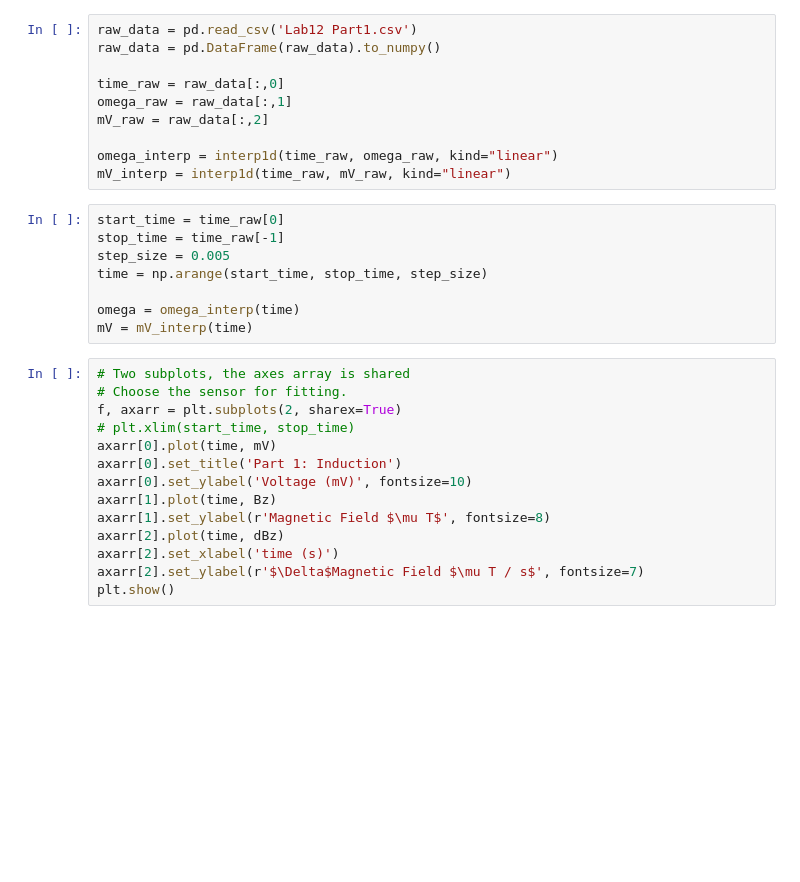
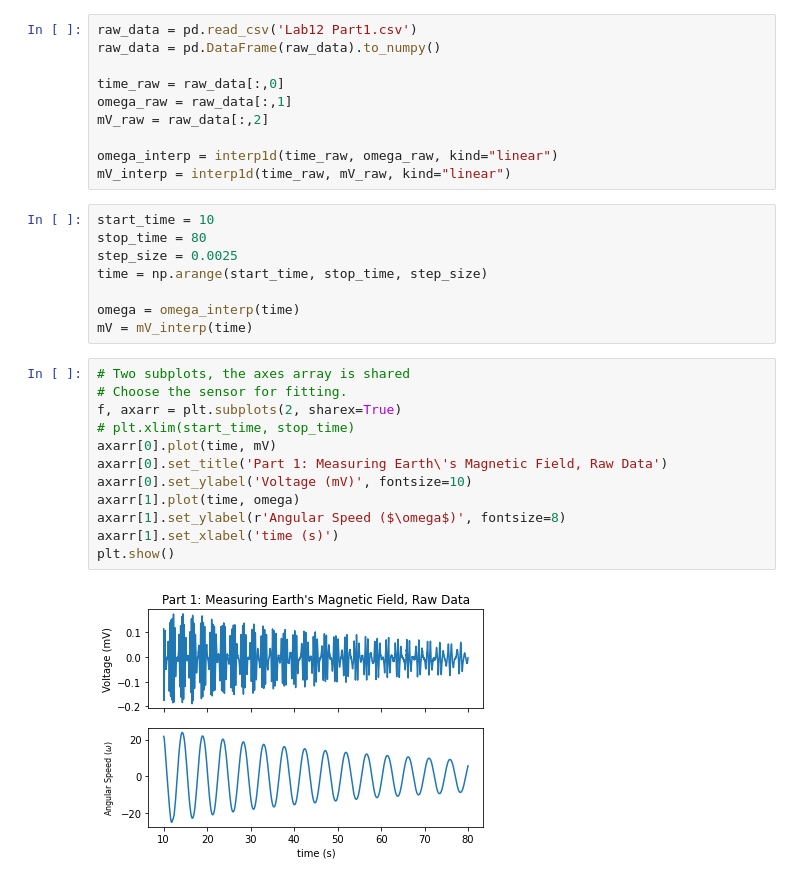
Before and after one commit to matthew-ding/physics5bl, a Jupyter notebook: Lab12/Lab12 Part1.ipynb, the cells around one changed output. Drawn from its saved outputs; the diff is of its cells as text; blank space fills up the shorter version.

Commit message:
Lab12 Part1 done, Part2 fix

```diff
--- a/Lab12/Lab12 Part1.ipynb
+++ b/Lab12/Lab12 Part1.ipynb
@@ -19,9 +23,9 @@ mV_raw = raw_data[:,2]
 omega_interp = interp1d(time_raw, omega_raw, kind="linear")
 mV_interp = interp1d(time_raw, mV_raw, kind="linear")
 # %%
-start_time = time_raw[0]
-stop_time = time_raw[-1]
-step_size = 0.005
+start_time = 10
+stop_time = 80
+step_size = 0.0025
 time = np.arange(start_time, stop_time, step_size)
 
 omega = omega_interp(time)
@@ -29,14 +33,14 @@ mV = mV_interp(time)
 # %%
 # Two subplots, the axes array is shared
 # Choose the sensor for fitting.
 f, axarr = plt.subplots(2, sharex=True)
 # plt.xlim(start_time, stop_time)
 axarr[0].plot(time, mV)
-axarr[0].set_title('Part 1: Induction')
+axarr[0].set_title('Part 1: Measuring Earth\'s Magnetic Field, Raw Data')
 axarr[0].set_ylabel('Voltage (mV)', fontsize=10)
-axarr[1].plot(time, Bz)
-axarr[1].set_ylabel(r'Magnetic Field $\mu T$', fontsize=8)
-axarr[2].plot(time, dBz)
-axarr[2].set_xlabel('time (s)')
-axarr[2].set_ylabel(r'$\Delta$Magnetic Field $\mu T / s$', fontsize=7)
+axarr[1].plot(time, omega)
+axarr[1].set_ylabel(r'Angular Speed ($\omega$)', fontsize=8)
+axarr[1].set_xlabel('time (s)')
 plt.show()
+# %% [output]
+[figure, added]
```
Also changed, not shown: parts of 9 cells of this notebook, 1 other file.
